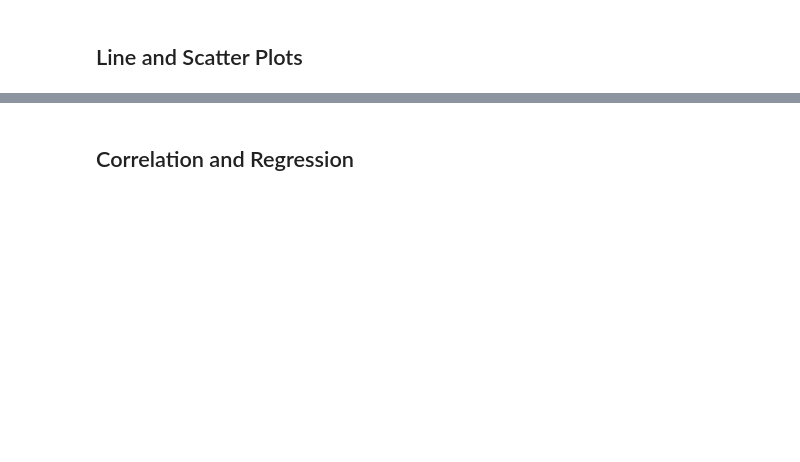
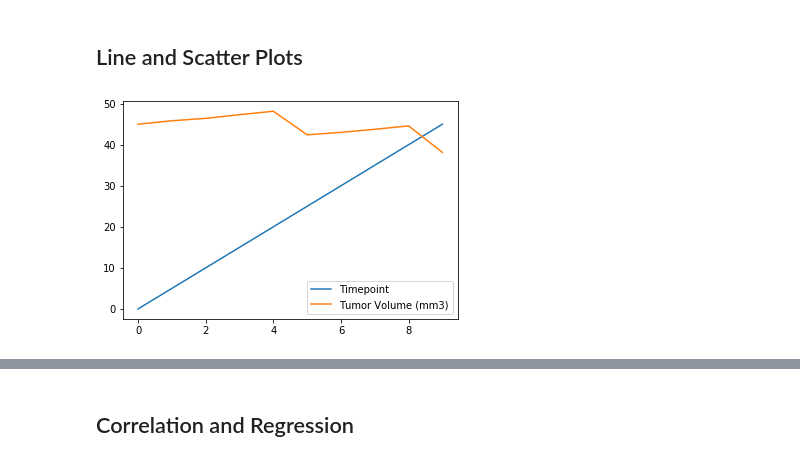
Before and after one commit to Ingrid-Deukoue/The-Power-of-Plots, a Jupyter notebook: pymaceuticals_starter.ipynb, the cells around one changed output, grey strips where cells are left out. Cells and saved outputs as stored; diff of their text form; code cells hidden in the pictures; blank space fills up the shorter version.

```diff
--- a/pymaceuticals_starter.ipynb
+++ b/pymaceuticals_starter.ipynb
@@ -157,3 +261,18 @@ plt.tight_layout()
 ## Line and Scatter Plots
 # %%
 # Generate a line plot of time point versus tumor volume for a mouse treated with Capomulin
+time_vs_tumor = Mouse_Data_Results_df[Mouse_Data_Results_df["Mouse ID"].isin(["j119"])]
+time_vs_tumor
+
+time_vs_tumor_data = time_vs_tumor[["Mouse ID", "Timepoint", "Tumor Volume (mm3)"]]
+time_vs_tumor_data
+
+line_plot_df = time_vs_tumor_data.reset_index()
+line_plot_df
+
+line_plot_final = line_plot_df[["Mouse ID", "Timepoint", "Tumor Volume (mm3)"]]
+line_plot_final
+
+lines = line_plot_final.plot.line()
+# %% [output]
+[figure, added]
```
Also changed, not shown: parts of 15 cells of this notebook.
